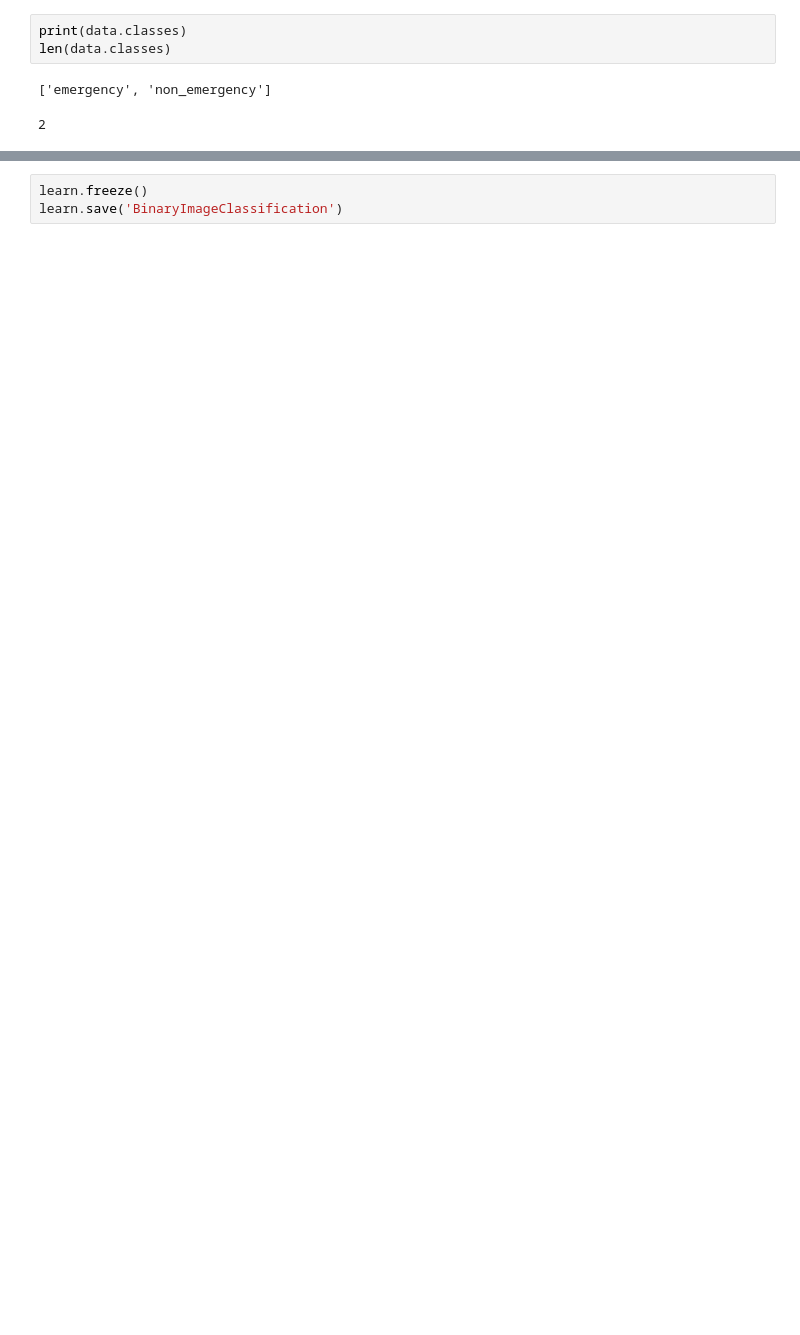
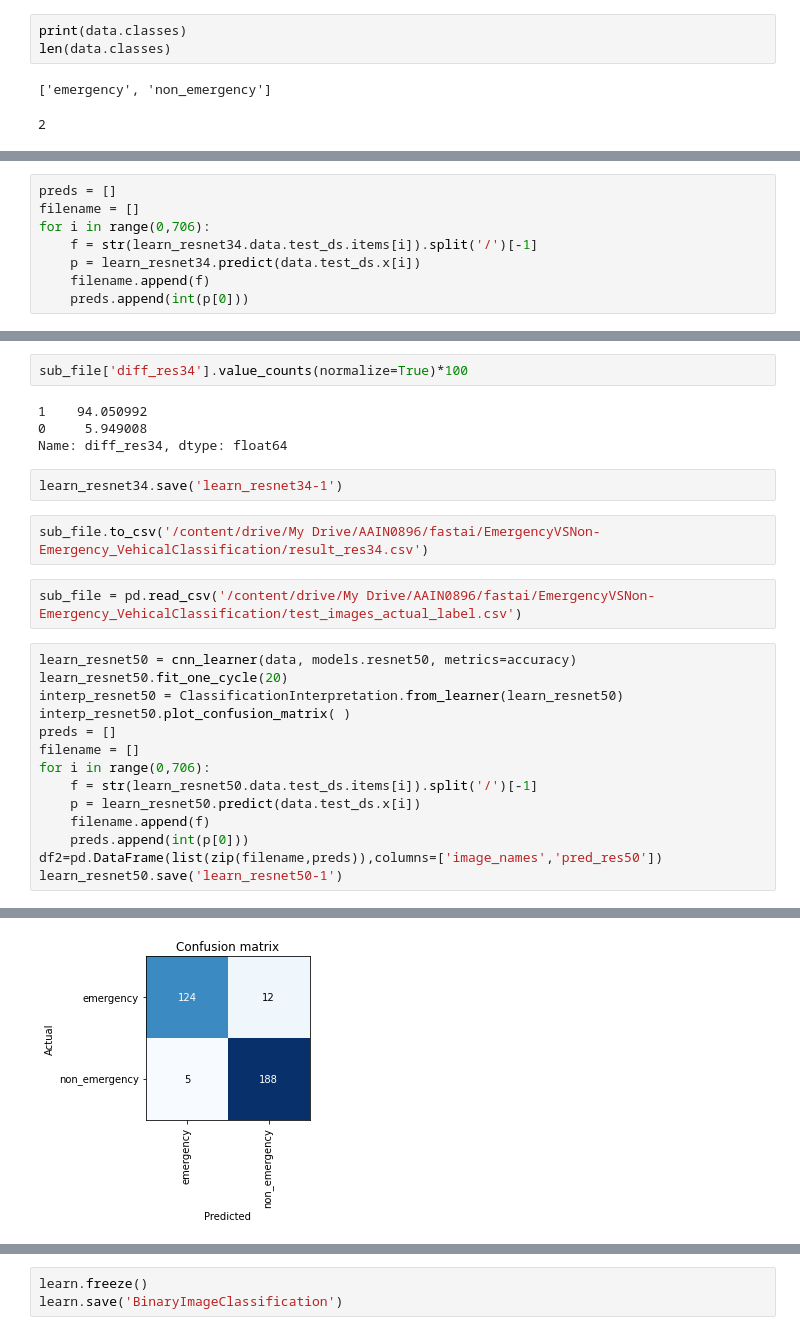
Before and after one commit to amitnits2016/fastai, a Jupyter notebook: EmergencyVsNon/EmergencyVsNon.ipynb, the cells around one changed output, grey strips where cells are left out. Cells and saved outputs as stored; diff of their text form; blank space fills up the shorter version.

```diff
--- a/EmergencyVsNon/EmergencyVsNon.ipynb
+++ b/EmergencyVsNon/EmergencyVsNon.ipynb
@@ -126,0 +127,8 @@ learn.fit_one_cycle(10, max_lr=slice(1e-6, 1e-4))
+# %%
+preds = []
+filename = []
+for i in range(0,706):
+    f = str(learn_resnet34.data.test_ds.items[i]).split('/')[-1]
+    p = learn_resnet34.predict(data.test_ds.x[i])
+    filename.append(f)
+    preds.append(int(p[0]))
@@ -126,0 +170,27 @@ learn.fit_one_cycle(10, max_lr=slice(1e-6, 1e-4))
+# %%
+sub_file['diff_res34'].value_counts(normalize=True)*100
+# %% [output]
+1    94.050992
+0     5.949008
+Name: diff_res34, dtype: float64
+# %%
+learn_resnet34.save('learn_resnet34-1')
+# %%
+sub_file.to_csv('/content/drive/My Drive/AAIN0896/fastai/EmergencyVSNon-Emergency_VehicalClassification/result_res34.csv')
+# %%
+sub_file = pd.read_csv('/content/drive/My Drive/AAIN0896/fastai/EmergencyVSNon-Emergency_VehicalClassification/test_images_actual_label.csv')
+# %%
+learn_resnet50 = cnn_learner(data, models.resnet50, metrics=accuracy)
+learn_resnet50.fit_one_cycle(20)
+interp_resnet50 = ClassificationInterpretation.from_learner(learn_resnet50)
+interp_resnet50.plot_confusion_matrix( )
+preds = []
+filename = []
+for i in range(0,706):
+    f = str(learn_resnet50.data.test_ds.items[i]).split('/')[-1]
+    p = learn_resnet50.predict(data.test_ds.x[i])
+    filename.append(f)
+    preds.append(int(p[0]))
+df2=pd.DataFrame(list(zip(filename,preds)),columns=['image_names','pred_res50'])
+learn_resnet50.save('learn_resnet50-1')
+# %% [output]
@@ -126,0 +215 @@ learn.fit_one_cycle(10, max_lr=slice(1e-6, 1e-4))
+[figure, added]
```
Also changed, not shown: parts of 56 cells of this notebook.
